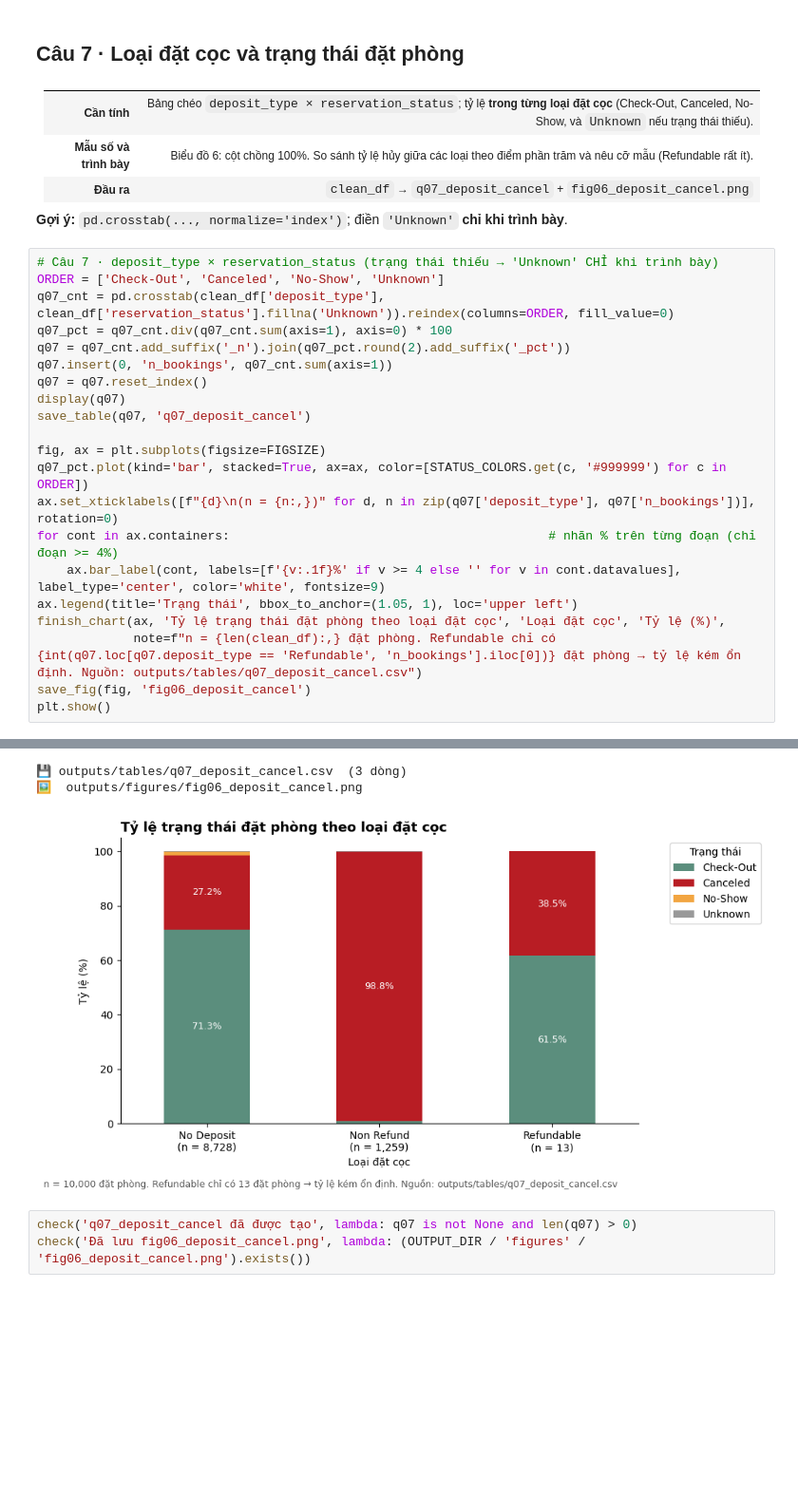
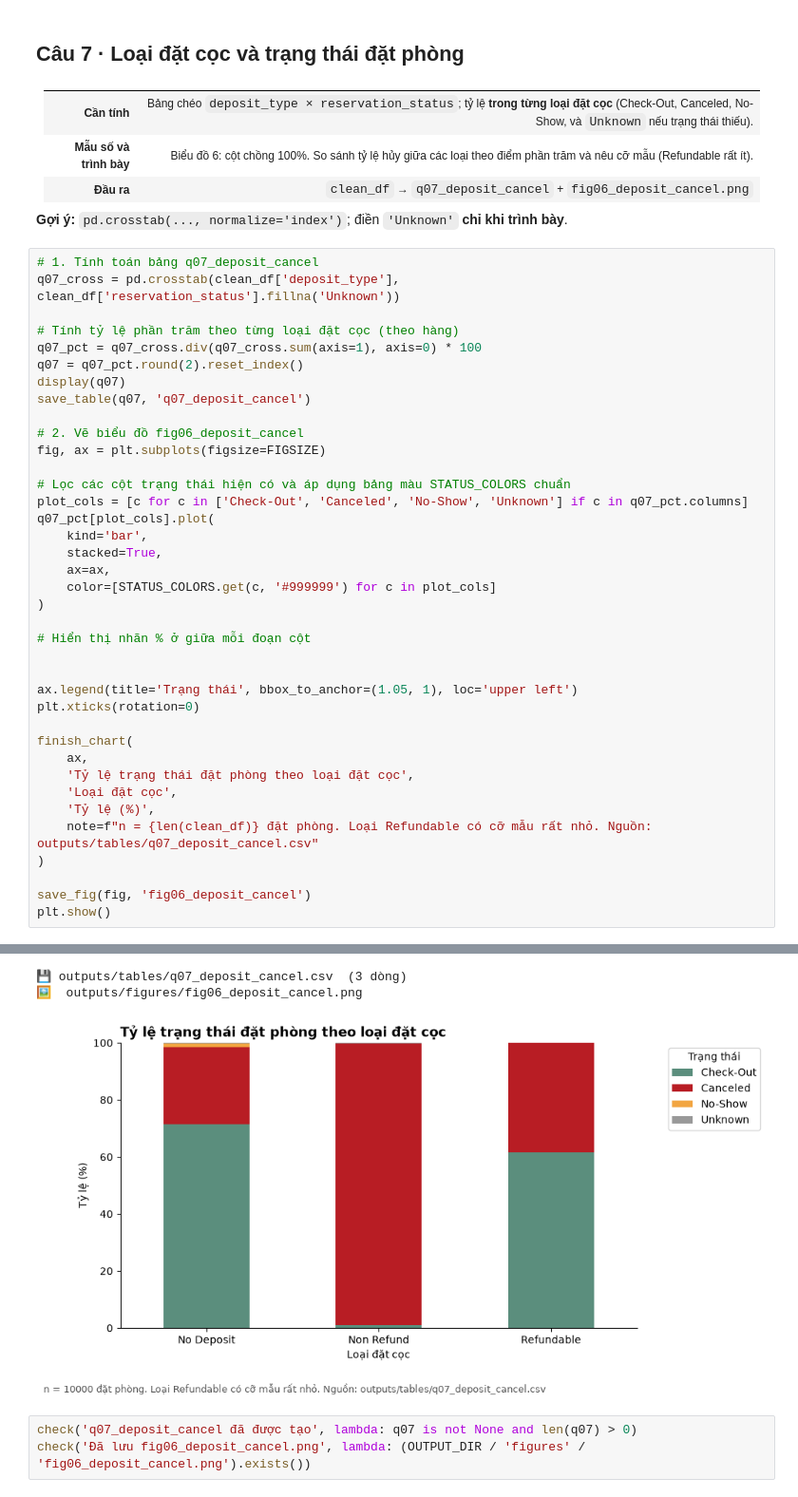
Before and after one commit to hanhathuy/hotel-booking-analysis, a Jupyter notebook: hotel_student_starter.ipynb, the cells around one changed output, grey strips where cells are left out. Shown at 95% size. Saved outputs shown, nothing was run; the diff lists cells and outputs as text; blank space fills up the shorter version.

```diff
--- a/hotel_student_starter.ipynb
+++ b/hotel_student_starter.ipynb
@@ -2774,24 +2840,41 @@ True
 
 **Gợi ý:** `pd.crosstab(..., normalize='index')`; điền `'Unknown'` **chỉ khi trình bày**.
 # %%
-# Câu 7 · deposit_type × reservation_status (trạng thái thiếu → 'Unknown' CHỈ khi trình bày)
-ORDER = ['Check-Out', 'Canceled', 'No-Show', 'Unknown']
-q07_cnt = pd.crosstab(clean_df['deposit_type'], clean_df['reservation_status'].fillna('Unknown')).reindex(columns=ORDER, fill_value=0)
-q07_pct = q07_cnt.div(q07_cnt.sum(axis=1), axis=0) * 100
-q07 = q07_cnt.add_suffix('_n').join(q07_pct.round(2).add_suffix('_pct'))
-q07.insert(0, 'n_bookings', q07_cnt.sum(axis=1))
-q07 = q07.reset_index()
+# 1. Tính toán bảng q07_deposit_cancel
+q07_cross = pd.crosstab(clean_df['deposit_type'], clean_df['reservation_status'].fillna('Unknown'))
+
+# Tính tỷ lệ phần trăm theo từng loại đặt cọc (theo hàng)
+q07_pct = q07_cross.div(q07_cross.sum(axis=1), axis=0) * 100
+q07 = q07_pct.round(2).reset_index()
 display(q07)
 save_table(q07, 'q07_deposit_cancel')
 
+# 2. Vẽ biểu đồ fig06_deposit_cancel
 fig, ax = plt.subplots(figsize=FIGSIZE)
-q07_pct.plot(kind='bar', stacked=True, ax=ax, color=[STATUS_COLORS.get(c, '#999999') for c in ORDER])
-ax.set_xticklabels([f"{d}\n(n = {n:,})" for d, n in zip(q07['deposit_type'], q07['n_bookings'])], rotation=0)
-for cont in ax.containers:                                           # nhãn % trên từng đoạn (chỉ đoạn >= 4%)
-    ax.bar_label(cont, labels=[f'{v:.1f}%' if v >= 4 else '' for v in cont.datavalues], label_type='center', color='white', fontsize=9)
+
+# Lọc các cột trạng thái hiện có và áp dụng bảng màu STATUS_COLORS chuẩn
+plot_cols = [c for c in ['Check-Out', 'Canceled', 'No-Show', 'Unknown'] if c in q07_pct.columns]
+q07_pct[plot_cols].plot(
+    kind='bar',
+    stacked=True,
+    ax=ax,
+    color=[STATUS_COLORS.get(c, '#999999') for c in plot_cols]
+)
+
+# Hiển thị nhãn % ở giữa mỗi đoạn cột
+
+
 ax.legend(title='Trạng thái', bbox_to_anchor=(1.05, 1), loc='upper left')
-finish_chart(ax, 'Tỷ lệ trạng thái đặt phòng theo loại đặt cọc', 'Loại đặt cọc', 'Tỷ lệ (%)',
-             note=f"n = {len(clean_df):,} đặt phòng. Refundable chỉ có {int(q07.loc[q07.deposit_type == 'Refundable', 'n_bookings'].iloc[0])} đặt phòng → tỷ lệ kém ổn định. Nguồn: outputs/tables/q07_deposit_cancel.csv")
+plt.xticks(rotation=0)
+
+finish_chart(
+    ax,
+    'Tỷ lệ trạng thái đặt phòng theo loại đặt cọc',
+    'Loại đặt cọc',
+    'Tỷ lệ (%)',
+    note=f"n = {len(clean_df)} đặt phòng. Loại Refundable có cỡ mẫu rất nhỏ. Nguồn: outputs/tables/q07_deposit_cancel.csv"
+)
+
 save_fig(fig, 'fig06_deposit_cancel')
 plt.show()
 # %% [output]
@@ -2802,6 +2885,6 @@ plt.show()
 💾 outputs/tables/q07_deposit_cancel.csv  (3 dòng)
 🖼️  outputs/figures/fig06_deposit_cancel.png
-[figure, old version]
+[figure, new version]
 # %%
 check('q07_deposit_cancel đã được tạo', lambda: q07 is not None and len(q07) > 0)
 check('Đã lưu fig06_deposit_cancel.png', lambda: (OUTPUT_DIR / 'figures' / 'fig06_deposit_cancel.png').exists())
```
Also changed, not shown: parts of 35 cells of this notebook.
